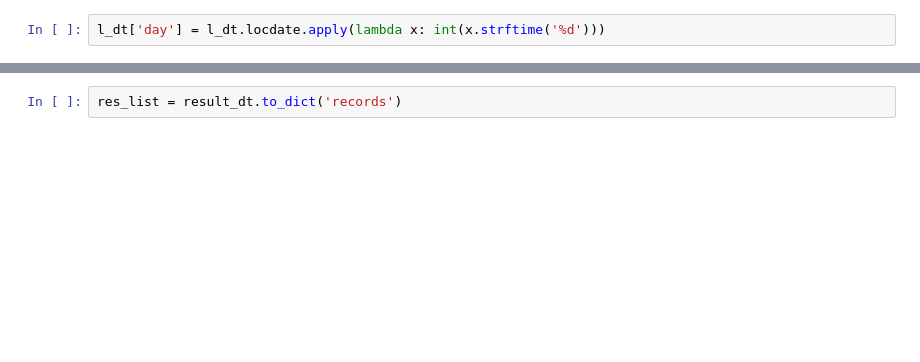
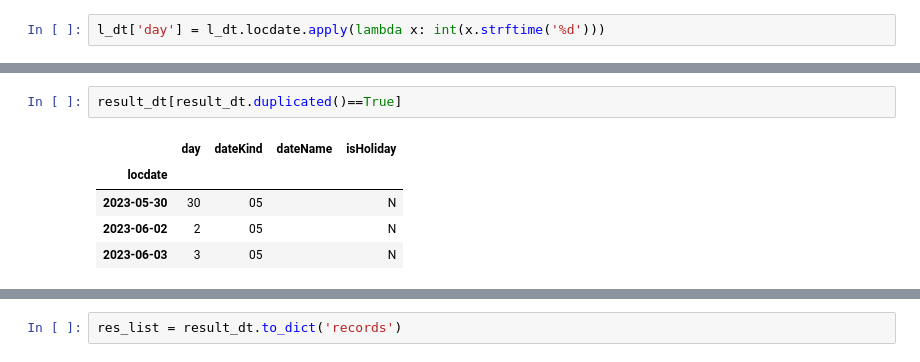
Before and after one commit to ssmpet/DataAnalysis_Lecture-2023.04, a Jupyter notebook: 07.FlaskWeb/calendar_util.ipynb, the cells around one changed output, grey strips where cells are left out. Drawn from its saved outputs; the diff is of its cells as text; blank space fills up the shorter version.

```diff
--- a/07.FlaskWeb/calendar_util.ipynb
+++ b/07.FlaskWeb/calendar_util.ipynb
@@ -360,0 +394,8 @@ result_dt
+# %%
+result_dt[result_dt.duplicated()==True]
+# %% [output]
+|  | day | dateKind | dateName | isHoliday |
+| locdate |  |  |  |  |
+| 2023-05-30 | 30 | 05 |  | N |
+| 2023-06-02 | 2 | 05 |  | N |
+| 2023-06-03 | 3 | 05 |  | N |
```
Also changed, not shown: parts of 14 cells of this notebook, 2 other files.
